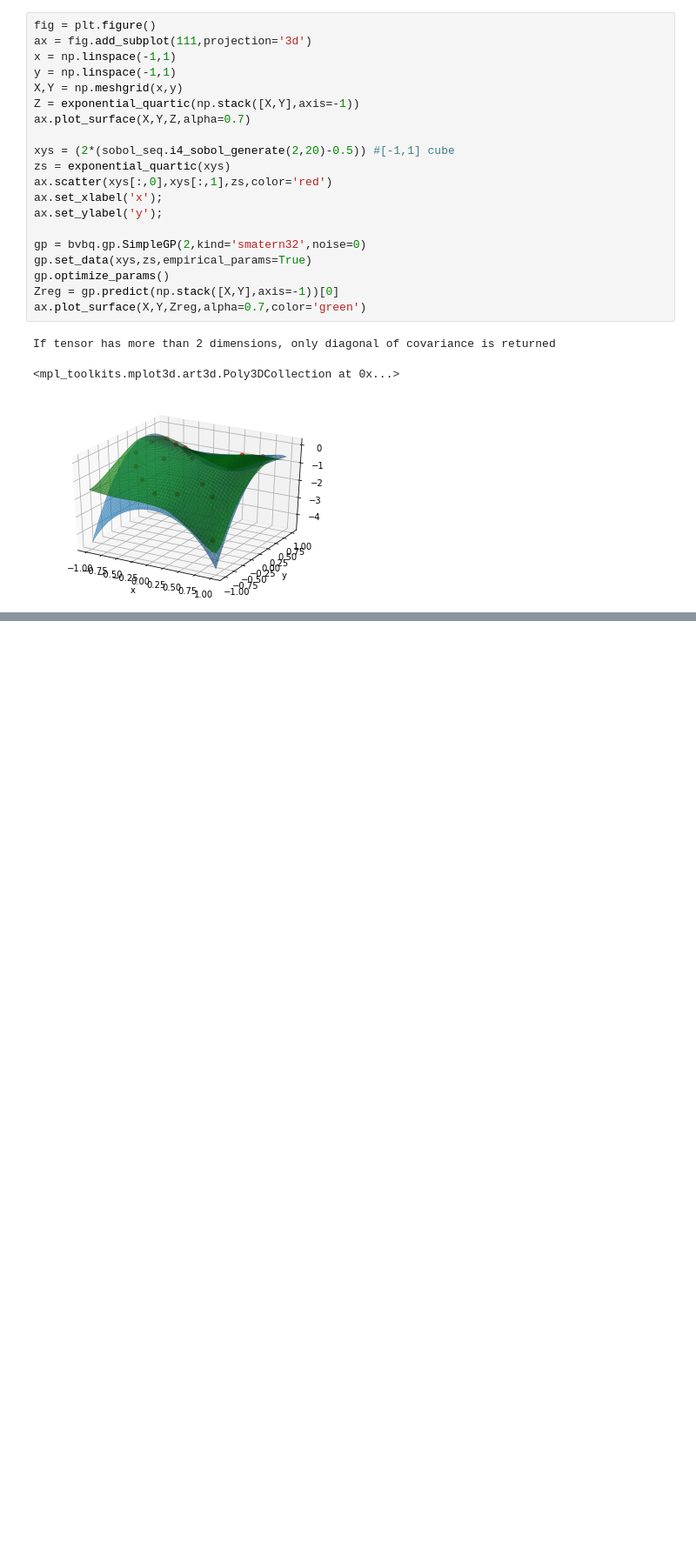
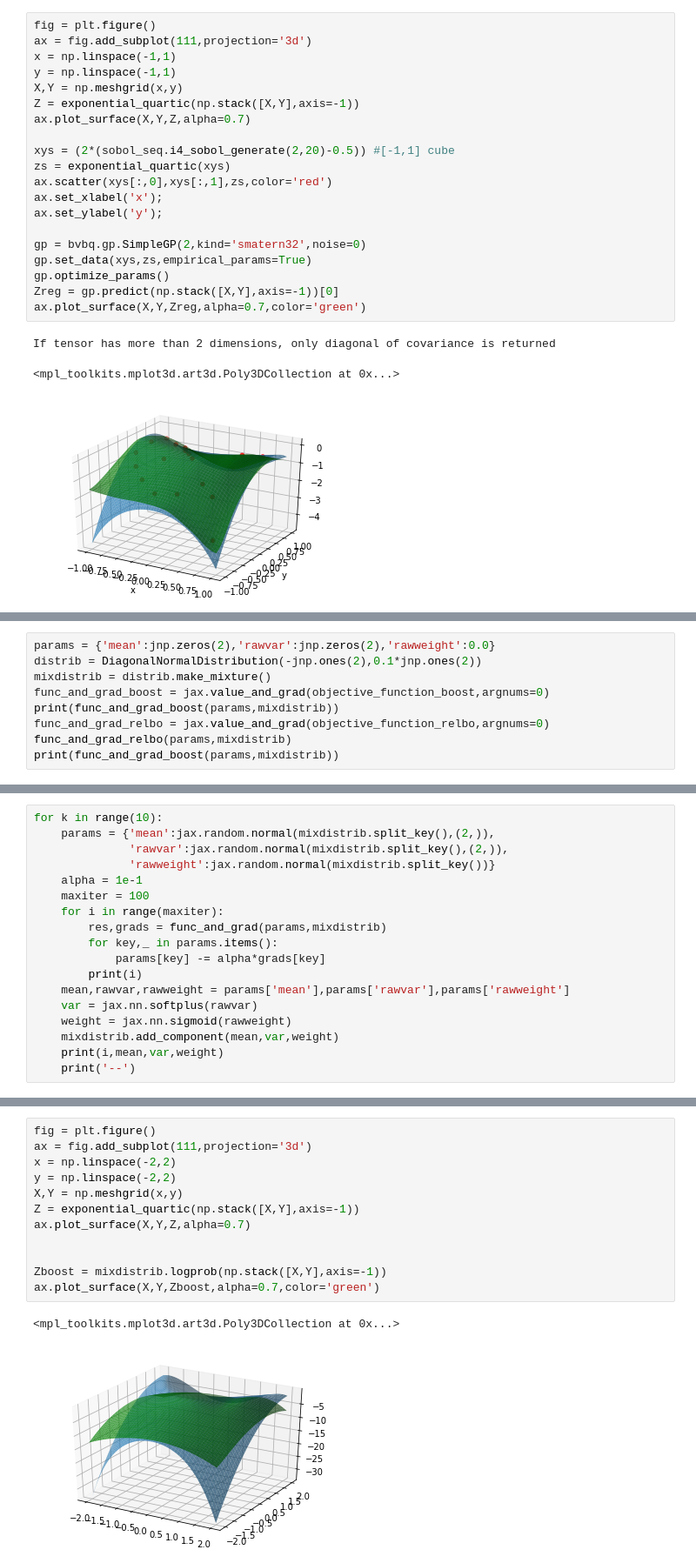
Before and after one commit to DFNaiff/BVBQ, a Jupyter notebook: toybox/bvbq_test1.ipynb, the cells around one changed output, grey strips where cells are left out. Shown: that part at 87% size. Saved outputs shown, nothing was run; the diff lists cells and outputs as text; blank space fills up the shorter version.

```diff
--- a/toybox/bvbq_test1.ipynb
+++ b/toybox/bvbq_test1.ipynb
@@ -147,0 +330,9 @@ DeviceArray([[ 0.7046362 ],
+# %%
+params = {'mean':jnp.zeros(2),'rawvar':jnp.zeros(2),'rawweight':0.0}
+distrib = DiagonalNormalDistribution(-jnp.ones(2),0.1*jnp.ones(2))
+mixdistrib = distrib.make_mixture()
+func_and_grad_boost = jax.value_and_grad(objective_function_boost,argnums=0)
+print(func_and_grad_boost(params,mixdistrib))
+func_and_grad_relbo = jax.value_and_grad(objective_function_relbo,argnums=0)
+func_and_grad_relbo(params,mixdistrib)
+print(func_and_grad_boost(params,mixdistrib))
@@ -147,0 +350,18 @@ DeviceArray([[ 0.7046362 ],
+# %%
+for k in range(10):
+    params = {'mean':jax.random.normal(mixdistrib.split_key(),(2,)),
+              'rawvar':jax.random.normal(mixdistrib.split_key(),(2,)),
+              'rawweight':jax.random.normal(mixdistrib.split_key())}
+    alpha = 1e-1
+    maxiter = 100
+    for i in range(maxiter):
+        res,grads = func_and_grad(params,mixdistrib)
+        for key,_ in params.items():
+            params[key] -= alpha*grads[key]
+        print(i)
+    mean,rawvar,rawweight = params['mean'],params['rawvar'],params['rawweight']
+    var = jax.nn.softplus(rawvar)
+    weight = jax.nn.sigmoid(rawweight)
+    mixdistrib.add_component(mean,var,weight)
+    print(i,mean,var,weight)
+    print('--')
@@ -147,0 +386,15 @@ DeviceArray([[ 0.7046362 ],
+# %%
+fig = plt.figure()
+ax = fig.add_subplot(111,projection='3d')
+x = np.linspace(-2,2)
+y = np.linspace(-2,2)
+X,Y = np.meshgrid(x,y)
+Z = exponential_quartic(np.stack([X,Y],axis=-1))
+ax.plot_surface(X,Y,Z,alpha=0.7)
+
+
+Zboost = mixdistrib.logprob(np.stack([X,Y],axis=-1))
+ax.plot_surface(X,Y,Zboost,alpha=0.7,color='green')
+# %% [output]
+<mpl_toolkits.mplot3d.art3d.Poly3DCollection at 0x...>
+[figure, added]
```
Also changed, not shown: parts of 21 cells of this notebook, 3 other files.
